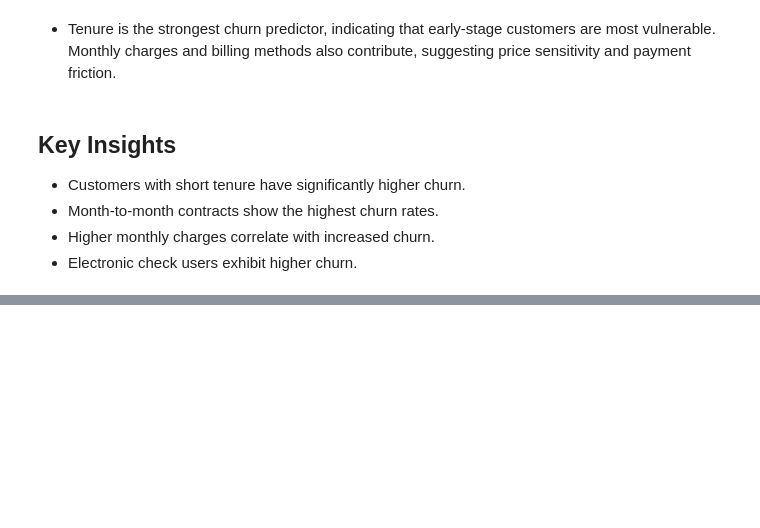
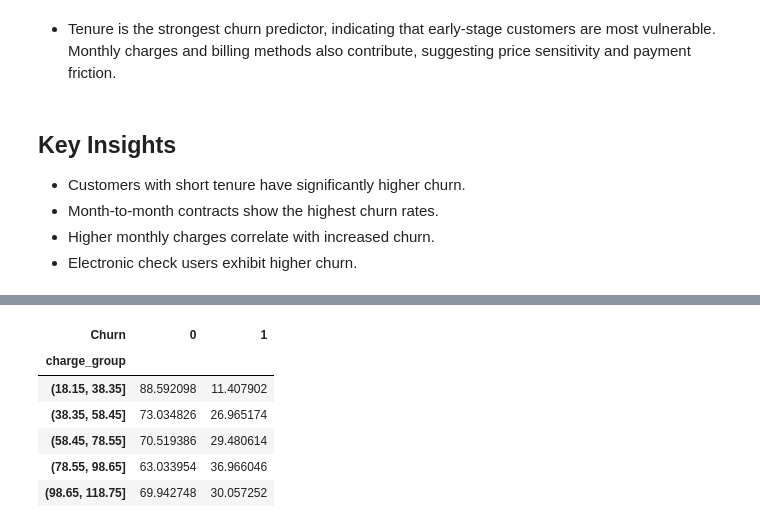
Before and after one commit to khareparth12-sketch/churn-analysis-sql-python-powerbi, a Jupyter notebook: notebooks/03_eda_churn.ipynb, the cells around one changed output, grey strips where cells are left out. Saved outputs shown, nothing was run; the diff lists cells and outputs as text; code cells hidden in the pictures; blank space fills up the shorter version.

```diff
--- a/notebooks/03_eda_churn.ipynb
+++ b/notebooks/03_eda_churn.ipynb
@@ -124,0 +140,15 @@ pd.crosstab(eda_df['PaymentMethod'], eda_df['Churn'], normalize='index') * 100
+# %%
+eda_df['charge_group'] = pd.cut(
+    eda_df['MonthlyCharges'],
+    bins=5
+)
+
+pd.crosstab(eda_df['charge_group'], eda_df['Churn'], normalize='index') * 100
+# %% [output]
+| Churn | 0 | 1 |
+| charge_group |  |  |
+| (18.15, 38.35] | 88.592098 | 11.407902 |
+| (38.35, 58.45] | 73.034826 | 26.965174 |
+| (58.45, 78.55] | 70.519386 | 29.480614 |
+| (78.55, 98.65] | 63.033954 | 36.966046 |
+| (98.65, 118.75] | 69.942748 | 30.057252 |
```
Also changed, not shown: parts of 15 cells of this notebook, 2 other files.
